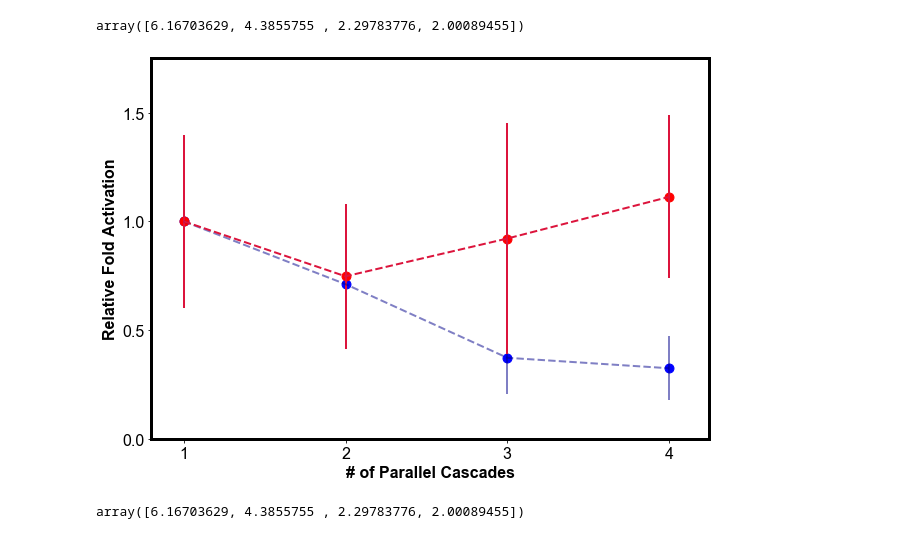
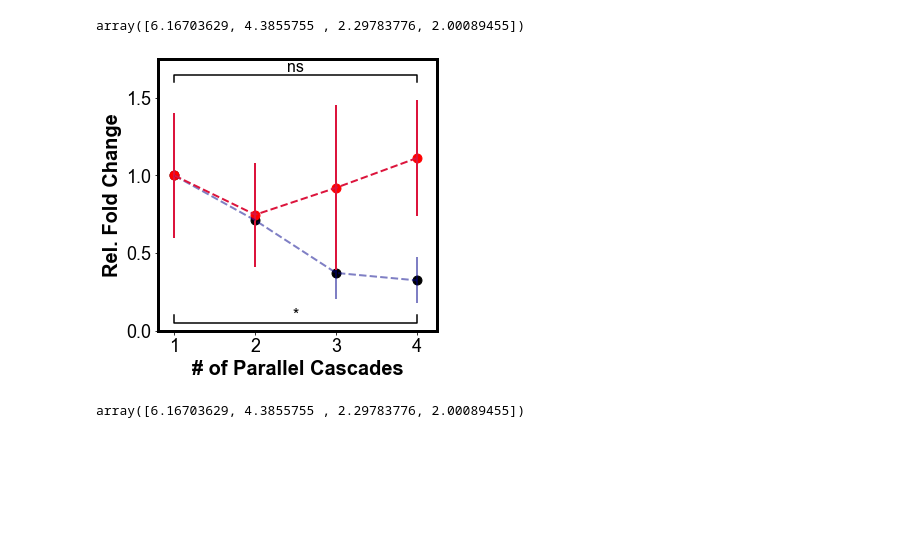
Before and after one commit to carothersresearch/CRISPRai_Circuits_2022, a Jupyter notebook: cfs_figures/condCRISPRa_compiled.ipynb, the cells around one changed output. Saved outputs shown, nothing was run; the diff lists cells and outputs as text; code cells hidden in the pictures; blank space fills up the shorter version.

```diff
--- a/cfs_figures/condCRISPRa_compiled.ipynb
+++ b/cfs_figures/condCRISPRa_compiled.ipynb
@@ -1251,22 +1445,34 @@ GA = [2.64788732394366, 0.622782459281578]
 ABA_GA = [4.62441314553991, 0.81697387890426]
 
 
-plt.figure(figsize=(4,8))
+plt.figure(figsize=(5,5))
 
 x_labels = ('ABA', 'GA','ABA+GA')
 x_pos = [.85, 1,1.15]
 plt.bar(x_pos[0], ABA[0], yerr = ABA[1], width = .1,  capsize = 10, color = 'gold')
 plt.bar(x_pos[1], GA[0], yerr=GA[1], width = .1, capsize = 10, color = 'dodgerblue')
-plt.bar(x_pos[2], ABA_GA[0], yerr = ABA_GA[1], width = .1, capsize = 10,hatch='//', color = 'gold', edgecolor = 'dodgerblue')
+plt.bar(x_pos[2], ABA_GA[0], yerr = ABA_GA[1], width = .1, capsize = 10, color = 'green')
 plt.xticks(x_pos, x_labels, fontsize = 24)
 plt.xticks(rotation = 45, fontsize = 16)
 
-plt.ylabel('Fold Activation', fontsize = 24)
-
+plt.ylabel('Fold Change', fontsize = 24)
+plt.yticks(fontsize = 18)
 ticklabels = [t for t in plt.gca().get_xticklabels()]
 for l in x_labels:
     i = x_labels.index(l)
     ticklabels[i].set_fontweight("bold")
+    ticklabels[i].set_fontsize(20)
+    ticklabels[i].set_rotation(0)
+
+plt.ylim(0,7)
+
+x_pos = [.85,.85,1]
+y_loc =[3.5, 3.5, 3.5]
+put_pval(1, 2, 'ns', x_pos, y_loc, yerr=None, dh=.05, barh=.05, fs=20, maxasterix=None)
+
+x_pos = [.85,.85,1.15]
+y_loc =[5.5, 5.5, 5.5]
+put_pval(1, 2, '*', x_pos, y_loc, yerr=None, dh=.05, barh=.05, fs=20, maxasterix=None)
 
 
 plt.savefig('ABA-GA-OR.svg')
@@ -1608,36 +1822,47 @@ array([6.16703629, 4.3855755 , 2.29783776, 2.00089455])
 # %%
 eq_norm = [i/eq[0] for i in eq]
 split_norm = [i/split[0] for i in split]
 
 eq_err_norm = [foldActivationErr(eq[i], eq[0], eq_err[i], eq_err[0]) for i in range(0,4)]
 split_err_norm = [foldActivationErr(split[i], split[0], split_err[i], split_err[0]) for i in range(0,4)]
 
-plt.figure(figsize=(10,7))
+plt.figure(figsize=(5,5))
 
 x_fake = [.8,2.2,3.2,4.2]
 plt.errorbar(x, eq_norm, yerr = eq_err_norm,  color = 'darkblue', linestyle = '--', alpha = .5)
 #plt.plot(x_eq,y_eq, color = 'blue')
 #plt.fill_between(x_eq,y_eq-yerr_eq,y_eq+yerr_eq, color = 'blue', alpha = .045)
 
 
 plt.errorbar(x, split_norm, yerr=split_err_norm,  color = 'crimson', linestyle = '--')
 #plt.plot(x_split,y_split, color = 'red')
 #plt.fill_between(x_split,y_split-yerr_split,y_split+yerr_split, color = 'red', alpha = .045)
 
-plt.scatter(x, eq_norm,  color = 'blue', marker=  'o', s = 80)
+plt.scatter(x, eq_norm,  color = 'black', marker=  'o', s = 80)
 plt.scatter(x, split_norm, color = 'red', s= 80)
 
 plt.ylim(0,1.75)
 plt.xlim(.8,4.25)
-plt.xticks([1, 2, 3, 4])
-plt.yticks([0,.5,1,1.5])
-plt.ylabel('Relative Fold Activation')
-plt.xlabel('# of Parallel Cascades')
+plt.xticks([1, 2, 3, 4], fontsize = 18)
+plt.yticks([0,.5,1,1.5], fontsize = 18)
+plt.ylabel('Rel. Fold Change', fontsize = 20, weight = 'bold')
+plt.xlabel('# of Parallel Cascades', fontsize = 20)
 
 #plt.text(3.98, 1.5, '*', fontsize = 'x-large')
+
+x1, x2 = 1, 4  # columns 'Sat' and 'Sun' (first column: 0, see plt.xticks())
+y, h, col = 1.6, .05, 'k'
+plt.plot([x1, x1, x2, x2], [y, y+h, y+h, y], lw=1.5, c=col)
+plt.text((x1+x2)*.5, y+h, "ns", ha='center', va='bottom', color=col, fontsize = 16)
+
+x1, x2 = 1, 4  # columns 'Sat' and 'Sun' (first column: 0, see plt.xticks())
+y, h, col = .1, -.05, 'k'
+plt.plot([x1, x1, x2, x2], [y, y+h, y+h, y], lw=1.5, c=col)
+plt.text((x1+x2)*.5, y+h, "*", ha='center', va='bottom', color=col, fontsize = 16)
+
 plt.savefig('fans_FA.svg')
 # %% [output]
-[figure, old version]
+[figure, new version]
 # %%
 eq
 # %% [output]
```
Also changed, not shown: parts of 47 cells of this notebook.
